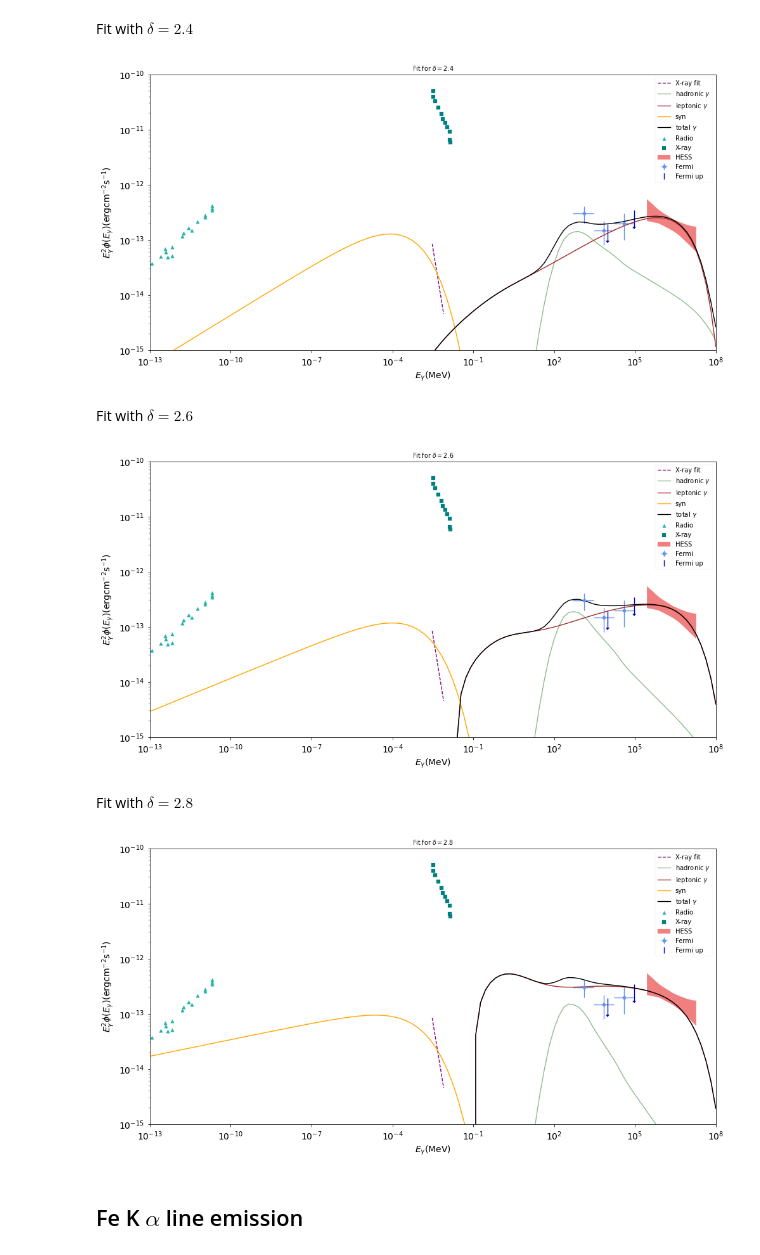
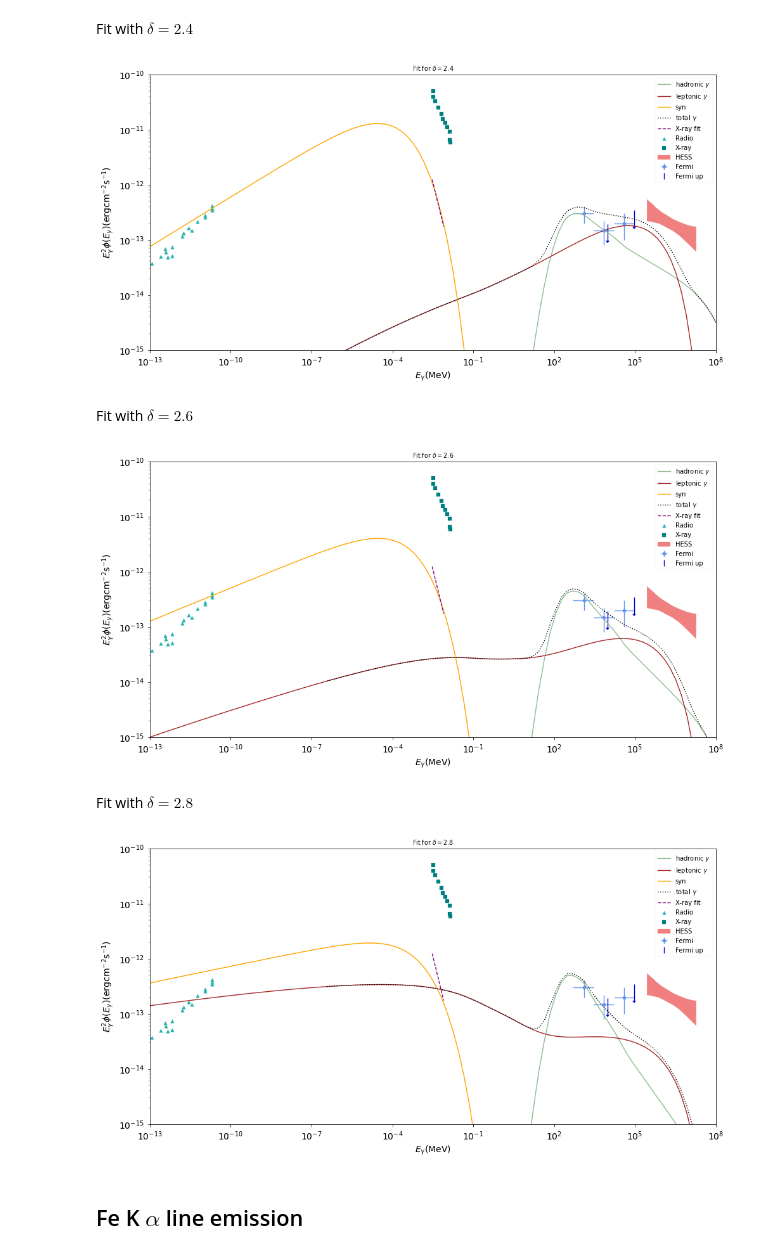
Before and after one commit to Sruthi-Ravikularaman/SN1006, a Jupyter notebook: SN1006.ipynb, the cells around one changed output. Saved outputs shown, nothing was run; the diff lists cells and outputs as text; code cells hidden in the pictures.

```diff
--- a/SN1006.ipynb
+++ b/SN1006.ipynb
@@ -97,12 +99,12 @@ Eh, Phi_hp, Phi_hm = hess_data[:, 0] * 1e-6, hess_data[:, 1], hess_data[:, 2]
 # %% [markdown]
 X-ray fit
 # %%
-def Xray_fit(E):
-    return 2.3e-12 * np.power(E * 1e3, -3)
+def dPhiXdE(E):
+    return 1.12e-11 * np.power(E * 1e3, -3) * 1e3 #erg/s/cm2/MeV
 
 E_fit_min, E_fit_max = 3e-3, 8e-3
 E_fit = np.logspace(np.log10(E_fit_min), np.log10(E_fit_max), 20)
-Phi_xray_fit = np.array([Xray_fit(E) for E in E_fit])
+Phi_xray_fit = np.array([dPhiXdE(E) * E for E in E_fit])
 # %% [markdown]
 Plot data
 # %%
@@ -275,16 +274,16 @@ plt.rc('ytick', labelsize=14)
 plt.rc('axes', labelsize=14)    # fontsize of the x and y labels
 plt.rc('legend', fontsize=10)
 plt.rcParams['figure.figsize'] = [16, 8]
+plt.plot(E_g_list, Phi_p_gamma_24, color='darkseagreen', label=r'hadronic $\gamma$')
+plt.plot(E_g_list, Phi_e_gamma_24, color='brown', label=r'leptonic $\gamma$')
+plt.plot(E_list, Phi_e_syn_24, color='orange', label='syn')
+plt.plot(E_g_list, Phi_total_gamma_24, color='black', label=r'total $\gamma$', linestyle='dotted')
 plt.scatter(Er, Phi_radio, color='lightseagreen', marker='^', label='Radio')
 plt.scatter(Ex, Phi_xray, color='teal', marker='s', label='X-ray')
 plt.errorbar(Ef, Phi_fermi, yerr=[Phi_fermi-Phi_fm,Phi_fp-Phi_fermi], xerr=[Ef-Efm,Efp-Ef], color='cornflowerblue', ecolor='cornflowerblue', marker='o', linestyle='None', label='Fermi')
 plt.errorbar(Efu, Phi_fermi_up, yerr=0.5 * Phi_fermi_up, linestyle='none', marker='_', color="mediumblue", uplims=True, label='Fermi up')
 plt.fill_between(Eh, Phi_hm, Phi_hp, color='lightcoral', label='HESS')
 plt.plot(E_fit, Phi_xray_fit, color='purple', label='X-ray fit', linestyle='dashed')
-plt.plot(E_g_list, Phi_p_gamma_24, color='darkseagreen', label=r'hadronic $\gamma$')
-plt.plot(E_g_list, Phi_e_gamma_24, color='brown', label=r'leptonic $\gamma$')
-plt.plot(E_list, Phi_e_syn_24, color='orange', label='syn')
-plt.plot(E_g_list, Phi_total_gamma_24, color='black', label=r'total $\gamma$')
 plt.legend()
 plt.xscale('log')
 plt.yscale('log')
@@ -296,6 +295,6 @@ plt.ylim(1.0e-15,1.0e-10)
 #plt.savefig('Fe24.png',format='png', dpi=600, bbox_inches = 'tight')
 plt.show()
 # %% [output]
-[figure, old version]
+[figure, new version]
 # %% [markdown]
 Fit with $\delta = 2.6$
@@ -330,16 +329,16 @@ plt.rc('ytick', labelsize=14)
 plt.rc('axes', labelsize=14)    # fontsize of the x and y labels
 plt.rc('legend', fontsize=10)
 plt.rcParams['figure.figsize'] = [16, 8]
+plt.plot(E_list, Phi_p_gamma_26, color='darkseagreen', label=r'hadronic $\gamma$')
+plt.plot(E_list, Phi_e_gamma_26, color='brown', label=r'leptonic $\gamma$')
+plt.plot(E_list, Phi_e_syn_26, color='orange', label='syn')
+plt.plot(E_list, Phi_total_gamma_26, color='black', label=r'total $\gamma$', linestyle='dotted')
 plt.scatter(Er, Phi_radio, color='lightseagreen', marker='^', label='Radio')
 plt.scatter(Ex, Phi_xray, color='teal', marker='s', label='X-ray')
 plt.errorbar(Ef, Phi_fermi, yerr=[Phi_fermi-Phi_fm,Phi_fp-Phi_fermi], xerr=[Ef-Efm,Efp-Ef], color='cornflowerblue', ecolor='cornflowerblue', marker='o', linestyle='None', label='Fermi')
 plt.errorbar(Efu, Phi_fermi_up, yerr=0.5 * Phi_fermi_up, linestyle='none', marker='_', color="mediumblue", uplims=True, label='Fermi up')
 plt.fill_between(Eh, Phi_hm, Phi_hp, color='lightcoral', label='HESS')
 plt.plot(E_fit, Phi_xray_fit, color='purple', label='X-ray fit', linestyle='dashed')
-plt.plot(E_g_list, Phi_p_gamma_26, color='darkseagreen', label=r'hadronic $\gamma$')
-plt.plot(E_g_list, Phi_e_gamma_26, color='brown', label=r'leptonic $\gamma$')
-plt.plot(E_list, Phi_e_syn_26, color='orange', label='syn')
-plt.plot(E_g_list, Phi_total_gamma_26, color='black', label=r'total $\gamma$')
 plt.legend()
 plt.xscale('log')
 plt.yscale('log')
@@ -351,31 +350,28 @@ plt.ylim(1.0e-15,1.0e-10)
 #plt.savefig('Fe24.png',format='png', dpi=600, bbox_inches = 'tight')
 plt.show()
 # %% [output]
-[figure, old version]
+[figure, new version]
 # %% [markdown]
 Fit with $\delta=2.8$
+# %%
+del_p_28, Ap_28, Tp_c_28 = 2.8, 20, 1e9
+del_e_28, Ae_28, Te_c_28 = 2.8, 1e-2, 1e7
+# %%
+Phi_p_gamma_cl_28 = emi_pre_cl * np.array([Phi_pp_gamma(E, J_CRp, del_p_28, Ap_28, Tp_c_28, n_cl) for E in E_list])
+Phi_p_gamma_sh_28 = emi_pre_sh * np.array([Phi_pp_gamma(E, J_CRp, del_p_28, Ap_28, Tp_c_28, n_sh) for E in E_list])
+Phi_p_gamma_28 = Phi_p_gamma_cl_28 + Phi_p_gamma_sh_28
 # %%
-del_p_28, Ap_28, Tp_c_28 = 2.8, 6, 1e9
-del_e_28, Ae_28, Te_c_28 = 2.8, 8e-2, 5e7
+Phi_e_IC_cl_28 = emi_pre_cl * np.array([Phi_e_IC(E, J_CRe, del_e_28, Ae_28, Te_c_28, T_CMB, k_CMB) + Phi_e_IC(E, J_CRe, del_e_28, Ae_28, Te_c_28, T_NIR, k_NIR) + Phi_e_IC(E, J_CRe, del_e_28, Ae_28, Te_c_28, T_FIR, k_FIR) for E in E_list])
+Phi_e_IC_sh_28 = emi_pre_sh * np.array([Phi_e_IC(E, J_CRe, del_e_28, Ae_28, Te_c_28, T_CMB, k_CMB) + Phi_e_IC(E, J_CRe, del_e_28, Ae_28, Te_c_28, T_NIR, k_NIR) + Phi_e_IC(E, J_CRe, del_e_28, Ae_28, Te_c_28, T_FIR, k_FIR) for E in E_list])
 
-Phi_p_gamma_cl_28 = emi_pre_cl * np.array([Phi_pp_gamma(E, J_CRp, del_p_28, Ap_28, Tp_c_28, n_cl) for E in E_g_list])
-Phi_p_gamma_sh_28 = emi_pre_sh * np.array([Phi_pp_gamma(E, J_CRp, del_p_28, Ap_28, Tp_c_28, n_sh) for E in E_g_list])
+Phi_e_brem_cl_28 = emi_pre_cl * np.array([Phi_e_rel_brem(E, J_CRe, del_e_28, Ae_28, Te_c_28, n_cl) for E in E_list])
+Phi_e_brem_sh_28 = emi_pre_sh * np.array([Phi_e_rel_brem(E, J_CRe, del_e_28, Ae_28, Te_c_28, n_sh) for E in E_list])
 
-Phi_e_IC_cl_28 = emi_pre_cl * np.array([Phi_e_IC(E, J_CRe, del_e_28, Ae_28, Te_c_28, T_CMB, k_CMB) + Phi_e_IC(E, J_CRe, del_e_28, Ae_28, Te_c_28, T_NIR, k_NIR) + Phi_e_IC(E, J_CRe, del_e_28, Ae_28, Te_c_28, T_FIR, k_FIR) for E in E_g_list])
-Phi_e_IC_sh_28 = emi_pre_sh * np.array([Phi_e_IC(E, J_CRe, del_e_28, Ae_28, Te_c_28, T_CMB, k_CMB) + Phi_e_IC(E, J_CRe, del_e_28, Ae_28, Te_c_28, T_NIR, k_NIR) + Phi_e_IC(E, J_CRe, del_e_28, Ae_28, Te_c_28, T_FIR, k_FIR) for E in E_g_list])
-
-Phi_e_brem_cl_28 = emi_pre_cl * np.array([Phi_e_rel_brem(E_g, J_CRe, del_e_28, Ae_28, Te_c_28, n_cl) for E_g in E_g_list])
-Phi_e_brem_sh_28 = emi_pre_sh * np.array([Phi_e_rel_brem(E_g, J_CRe, del_e_28, Ae_28, Te_c_28, n_sh) for E_g in E_g_list])
-
-Phi_e_syn_cl_28 = emi_pre_cl * np.array([Phi_e_syn(E, J_CRe, del_e_28, Ae_28, Te_c_28, 6e-3) for E in E_list])
-Phi_e_syn_sh_28 = emi_pre_sh * np.array([Phi_e_syn(E, J_CRe, del_e_28, Ae_28, Te_c_28, 6e-3) for E in E_list])
-
-Phi_p_gamma_28 = Phi_p_gamma_cl_28 + Phi_p_gamma_sh_28
+Phi_e_syn_cl_28 = emi_pre_cl * np.array([Phi_e_syn(E, J_CRe, del_e_28, Ae_28, Te_c_28, B_cl) for E in E_list])
+Phi_e_syn_sh_28 = emi_pre_sh * np.array([Phi_e_syn(E, J_CRe, del_e_28, Ae_28, Te_c_28, B_sh) for E in E_list])
 
 Phi_e_IC_28 = Phi_e_IC_cl_28 + Phi_e_IC_sh_28
 Phi_e_brem_28 = Phi_e_brem_cl_28 + Phi_e_brem_sh_28
 Phi_e_gamma_28 = Phi_e_brem_28 + Phi_e_IC_28
 
 Phi_e_syn_28 = Phi_e_syn_cl_28 + Phi_e_syn_sh_28
-
-Phi_total_gamma_28 = Phi_p_gamma_28 + Phi_e_gamma_28
@@ -382,32 +380,32 @@ Phi_total_gamma_28 = Phi_p_gamma_28 + Phi_e_gamma_28
 # %%
 plt.style.use('seaborn-paper')
 plt.rc('xtick', labelsize=14)
 plt.rc('ytick', labelsize=14)
 plt.rc('axes', labelsize=14)    # fontsize of the x and y labels
 plt.rc('legend', fontsize=10)
 plt.rcParams['figure.figsize'] = [16, 8]
+plt.plot(E_list, Phi_p_gamma_28, color='darkseagreen', label=r'hadronic $\gamma$')
+plt.plot(E_list, Phi_e_gamma_28, color='brown', label=r'leptonic $\gamma$')
+plt.plot(E_list, Phi_e_syn_28, color='orange', label='syn')
+plt.plot(E_list, Phi_total_gamma_28, color='black', label=r'total $\gamma$', linestyle='dotted')
 plt.scatter(Er, Phi_radio, color='lightseagreen', marker='^', label='Radio')
 plt.scatter(Ex, Phi_xray, color='teal', marker='s', label='X-ray')
 plt.errorbar(Ef, Phi_fermi, yerr=[Phi_fermi-Phi_fm,Phi_fp-Phi_fermi], xerr=[Ef-Efm,Efp-Ef], color='cornflowerblue', ecolor='cornflowerblue', marker='o', linestyle='None', label='Fermi')
 plt.errorbar(Efu, Phi_fermi_up, yerr=0.5 * Phi_fermi_up, linestyle='none', marker='_', color="mediumblue", uplims=True, label='Fermi up')
 plt.fill_between(Eh, Phi_hm, Phi_hp, color='lightcoral', label='HESS')
 plt.plot(E_fit, Phi_xray_fit, color='purple', label='X-ray fit', linestyle='dashed')
-plt.plot(E_g_list, Phi_p_gamma_28, color='darkseagreen', label=r'hadronic $\gamma$')
-plt.plot(E_g_list, Phi_e_gamma_28, color='brown', label=r'leptonic $\gamma$')
-plt.plot(E_list, Phi_e_syn_28, color='orange', label='syn')
-plt.plot(E_g_list, Phi_total_gamma_28, color='black', label=r'total $\gamma$')
 plt.legend()
 plt.xscale('log')
 plt.yscale('log')
 plt.xlabel(r'$E_{\gamma}\mathrm{(MeV)}$')
 plt.ylabel(r'$E^2_\gamma\phi(E_\gamma)\mathrm{(erg cm^{-2} s^{-1})}$')
 plt.title(r'Fit for $\delta=2.8$')
 plt.xlim(1.0e-13,1.0e8)
 plt.ylim(1.0e-15,1.0e-10)
 plt.savefig('Fe28.png',format='png', dpi=600, bbox_inches = 'tight')
 plt.show()
 # %% [output]
-[figure, old version]
+[figure, new version]
 # %% [markdown]
 ## Fe K $\alpha$ line emission
 # %%
```
Also changed, not shown: parts of 21 cells of this notebook, 5 other files.
